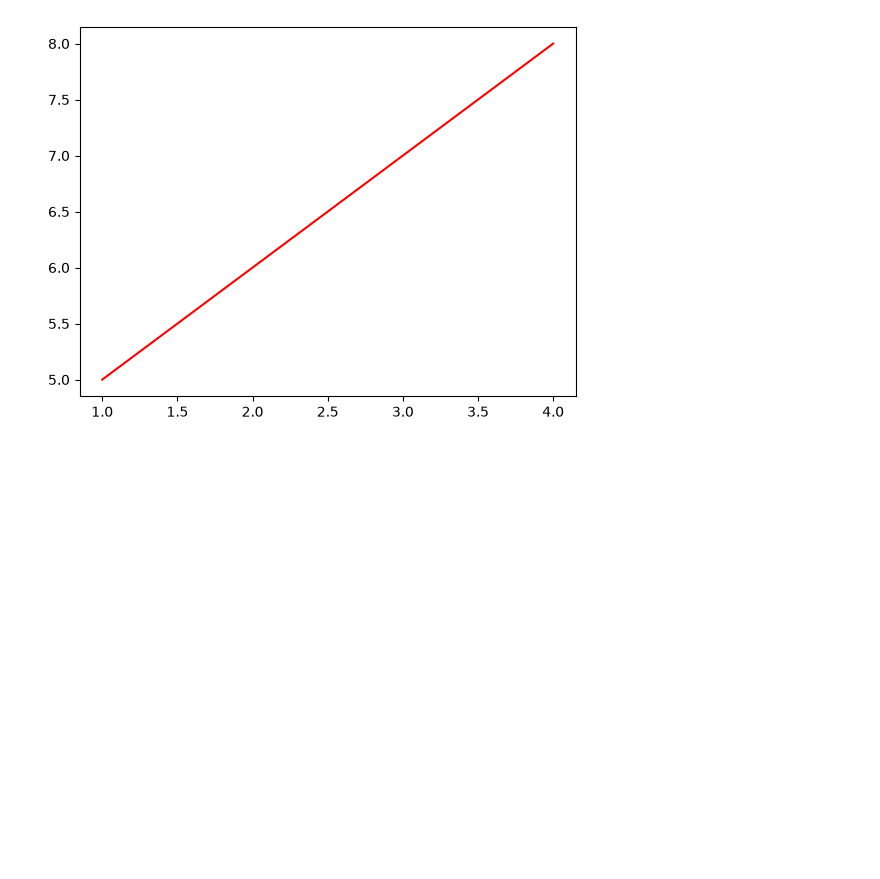
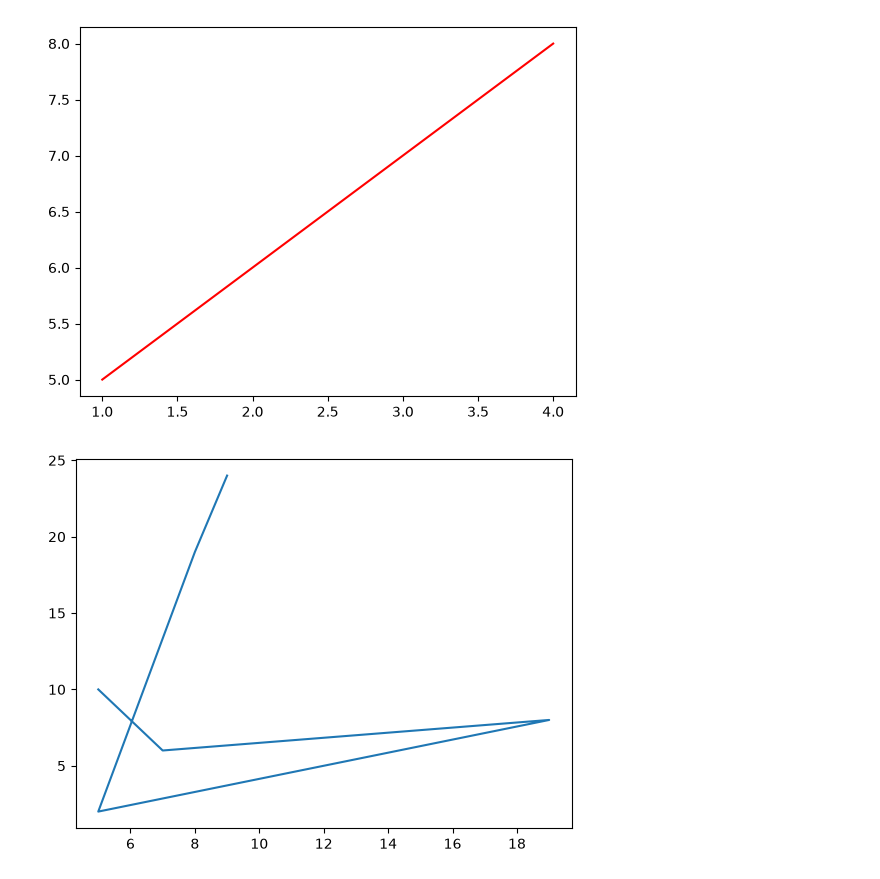
Before and after one commit to ays19/AI-with-Python, a Jupyter notebook: Matplotlib.ipynb, the cells around one changed output. Drawn from its saved outputs; the diff is of its cells as text; code cells hidden in the pictures; blank space fills up the shorter version.

Commit message:
Add line plot example with multi-point data in Matplotlib

```diff
--- a/Matplotlib.ipynb
+++ b/Matplotlib.ipynb
@@ -21,3 +21,11 @@ plt.plot(x,y,c)
 plt.show()
 # %% [output]
 [figure]
+# %%
+x = [5,7,19,5,8,9]
+y = [10,6,8,2,19,24]
+
+plt.plot(x,y)
+plt.show()
+# %% [output]
+[figure, added]
```
